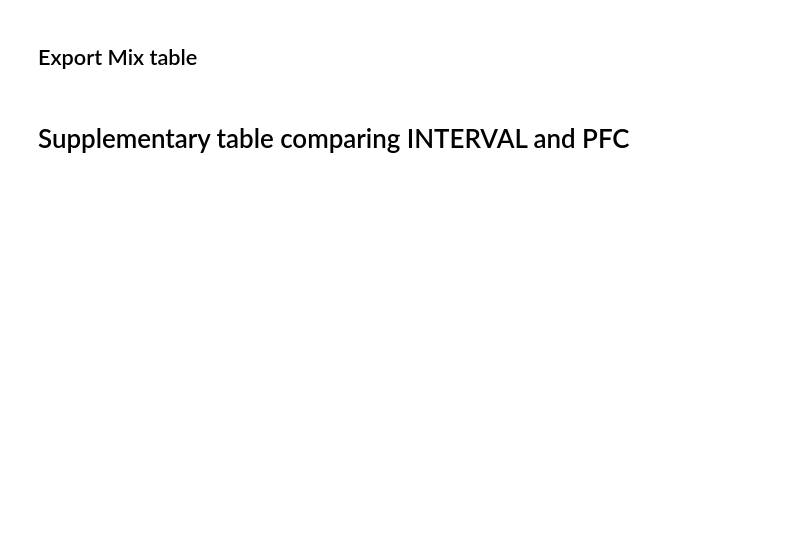
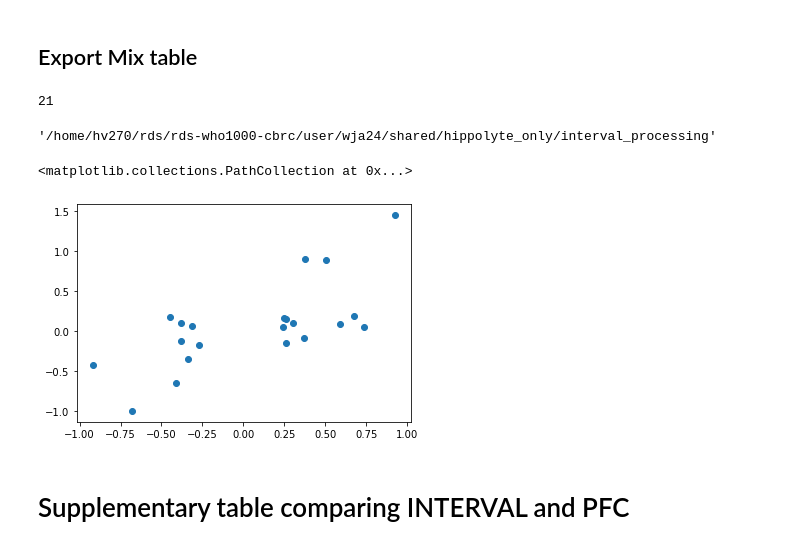
Before and after one commit to hippover/sysmex2pf, a Jupyter notebook: HV-7C-compute_scores_export_genotypes.ipynb, the cells around one changed output. Drawn from its saved outputs; the diff is of its cells as text; code cells hidden in the pictures; blank space fills up the shorter version.

```diff
--- a/HV-7C-compute_scores_export_genotypes.ipynb
+++ b/HV-7C-compute_scores_export_genotypes.ipynb
@@ -676,6 +624,6 @@ pfc_SNPs = mix.RSID_PFC.tolist()
 # %%
 # Checked that counted allele is the opposite of interval effect allele
-interval_score = (2-G[interval_SNPs]) @ bolt.set_index("SNP").loc[interval_SNPs,"ADP_pred"]
+interval_score = G[pfc_SNPs] @ mix.set_index("RSID_PFC").loc[pfc_SNPs,"BETA_INTERVAL_PFC_convention"]
 # %%
 # Checked that in PFC, effect allele is the opposite as in interval, hence the same as the counted allele
 # adp_score = G[pfc_SNPs] @ mix.set_index("SNP").loc[pfc_SNPs,"BETA_ADP"]
@@ -690,3 +655,11 @@ to_export["best_pval_score_homogenous"] = best_pval_score_homogenous
 to_export.to_hdf("%s/UKB_causal_SNPS_genotypes/scores.hdf" % export_folder,key="scores")
 # %% [markdown]
 ## Export Mix table
+# %%
+print(mix.shape[0])
+# %% [output]
+21
+# %%
+export_folder
+# %% [output]
+'/home/hv270/rds/rds-who1000-cbrc/user/wja24/shared/hippolyte_only/interval_processing'
@@ -695,3 +676,8 @@ mix.to_csv("%s/PFC_INTERVAL_comparison_with_proxies.csv" % export_folder)
+# %%
+plt.scatter(mix_nice["INTERVAL_BETA_PFC_convention_scaled"],mix_nice["homogenous_BETA_scaled"])
+# %% [output]
+<matplotlib.collections.PathCollection at 0x...>
+[figure, added]
 # %% [markdown]
 # Supplementary table comparing INTERVAL and PFC
 # %%
```
Also changed, not shown: parts of 62 cells of this notebook, 4 other files.
